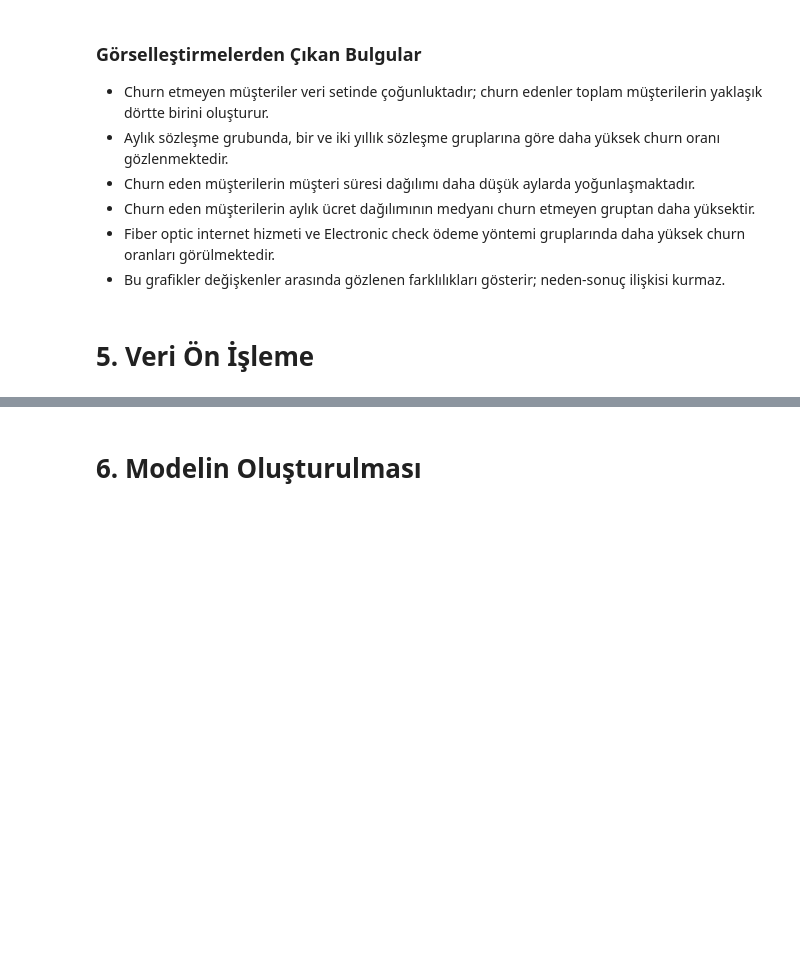
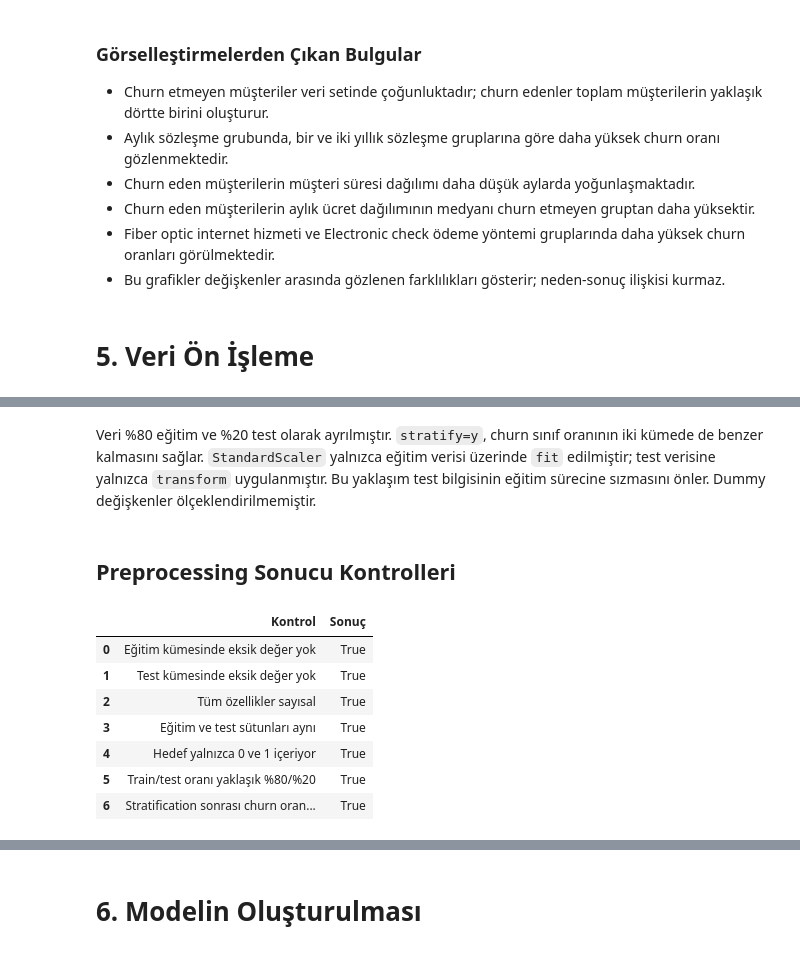
Before and after one commit to barissurkit/customer-churn-analysis, a Jupyter notebook: customer_churn_analysis.ipynb, the cells around one changed output, grey strips where cells are left out. Saved outputs shown, nothing was run; the diff lists cells and outputs as text; code cells hidden in the pictures; blank space fills up the shorter version.

Commit message:
feat: preprocess churn data for modeling

```diff
--- a/customer_churn_analysis.ipynb
+++ b/customer_churn_analysis.ipynb
@@ -524,0 +549,10 @@ Electronic check kullanan müşterilerde churn oranı %45,3 ile diğer ödeme y
+# %%
+model_df = df_preprocessed.drop(columns=["customerID"]).copy()
+model_df["Churn"] = model_df["Churn"].map({"No": 0, "Yes": 1}).astype("int64")
+
+X = model_df.drop(columns=["Churn"])
+y = model_df["Churn"]
+
+print(f"X boyutu: {X.shape}")
+print(f"y boyutu: {y.shape}")
+print(f"y benzersiz değerleri: {[int(value) for value in sorted(y.unique())]}")
@@ -524,0 +567,7 @@ Electronic check kullanan müşterilerde churn oranı %45,3 ile diğer ödeme y
+# %%
+categorical_columns = X.select_dtypes(include=["object", "string", "category"]).columns.tolist()
+X = pd.get_dummies(X, columns=categorical_columns, dtype=int)
+
+print(f"Dönüştürülen kategorik sütun sayısı: {len(categorical_columns)}")
+print(f"Encoding sonrası toplam özellik sayısı: {X.shape[1]}")
+print(f"Encoding sonrası X boyutu: {X.shape}")
@@ -524,0 +616,36 @@ Electronic check kullanan müşterilerde churn oranı %45,3 ile diğer ödeme y
+# %% [markdown]
+Veri %80 eğitim ve %20 test olarak ayrılmıştır. `stratify=y`, churn sınıf oranının iki kümede de benzer kalmasını sağlar. `StandardScaler` yalnızca eğitim verisi üzerinde `fit` edilmiştir; test verisine yalnızca `transform` uygulanmıştır. Bu yaklaşım test bilgisinin eğitim sürecine sızmasını önler. Dummy değişkenler ölçeklendirilmemiştir.
+# %% [markdown]
+## Preprocessing Sonucu Kontrolleri
+# %%
+preprocessing_checks = pd.DataFrame({
+    "Kontrol": [
+        "Eğitim kümesinde eksik değer yok",
+        "Test kümesinde eksik değer yok",
+        "Tüm özellikler sayısal",
+        "Eğitim ve test sütunları aynı",
+        "Hedef yalnızca 0 ve 1 içeriyor",
+        "Train/test oranı yaklaşık %80/%20",
+        "Stratification sonrası churn oranları yakın",
+    ],
+    "Sonuç": [
+        X_train.isna().sum().sum() == 0,
+        X_test.isna().sum().sum() == 0,
+        all(pd.api.types.is_numeric_dtype(dtype) for dtype in X_train.dtypes),
+        X_train.columns.equals(X_test.columns),
+        set(y.unique()) == {0, 1},
+        round(len(X_train) / len(X), 2) == 0.80 and round(len(X_test) / len(X), 2) == 0.20,
+        abs(y_train.mean() - y_test.mean()) < 0.01,
+    ],
+})
+
+preprocessing_checks
+# %% [output]
+|  | Kontrol | Sonuç |
+| 0 | Eğitim kümesinde eksik değer yok | True |
+| 1 | Test kümesinde eksik değer yok | True |
+| 2 | Tüm özellikler sayısal | True |
+| 3 | Eğitim ve test sütunları aynı | True |
+| 4 | Hedef yalnızca 0 ve 1 içeriyor | True |
+| 5 | Train/test oranı yaklaşık %80/%20 | True |
+| 6 | Stratification sonrası churn oran... | True |
```
Also changed, not shown: parts of 13 cells of this notebook.
